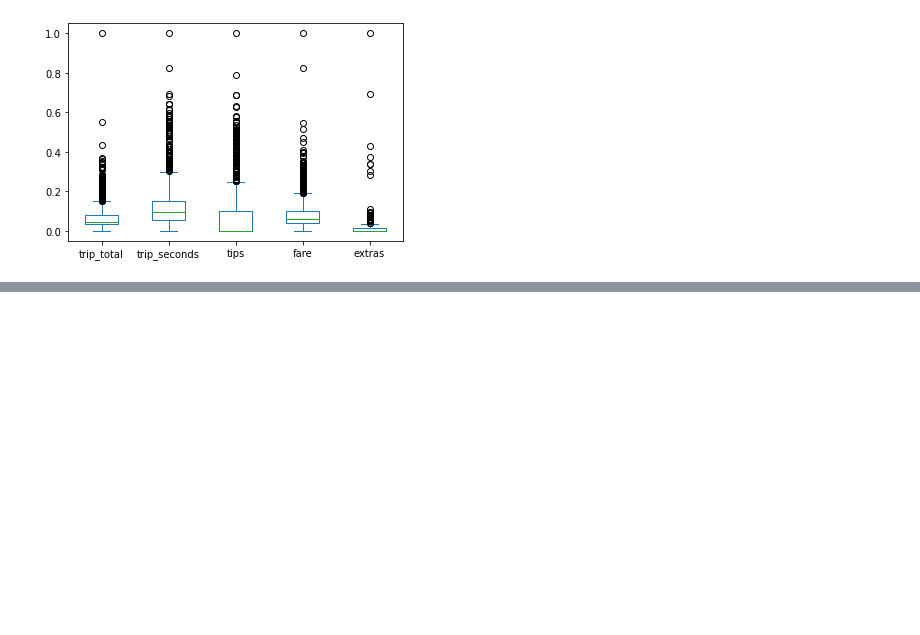
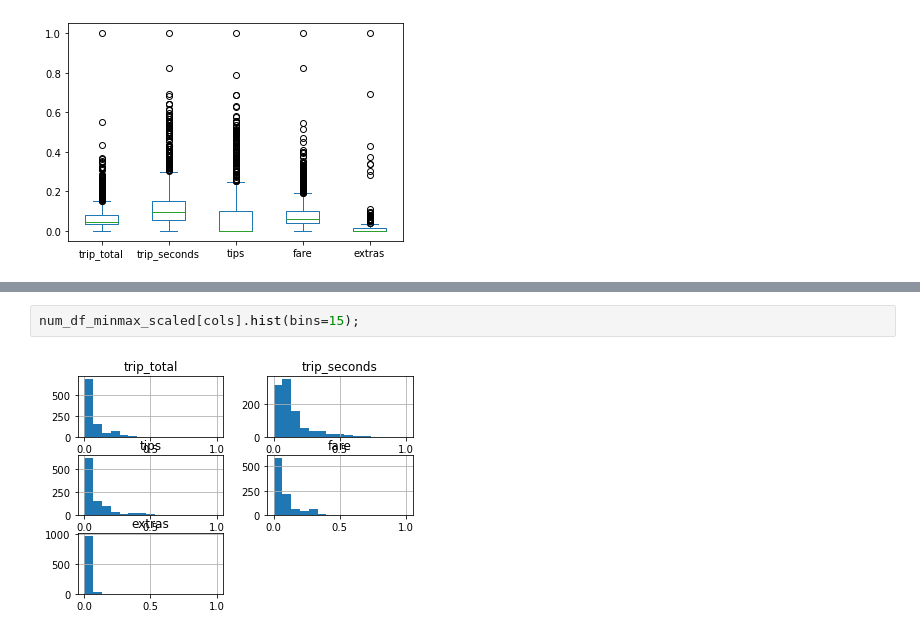
Before and after one commit to Rgalindo85/ESEIT_BigData, a Jupyter notebook: notebooks/0.4.Exploring_Data.ipynb, the cells around one changed output, grey strips where cells are left out. Saved outputs shown, nothing was run; the diff lists cells and outputs as text; blank space fills up the shorter version.

```diff
--- a/notebooks/0.4.Exploring_Data.ipynb
+++ b/notebooks/0.4.Exploring_Data.ipynb
@@ -452,0 +456,4 @@ num_df_minmax_scaled[cols].plot(kind="box");
+# %%
+num_df_minmax_scaled[cols].hist(bins=15);
+# %% [output]
+[figure, added]
```
Also changed, not shown: parts of 17 cells of this notebook.
